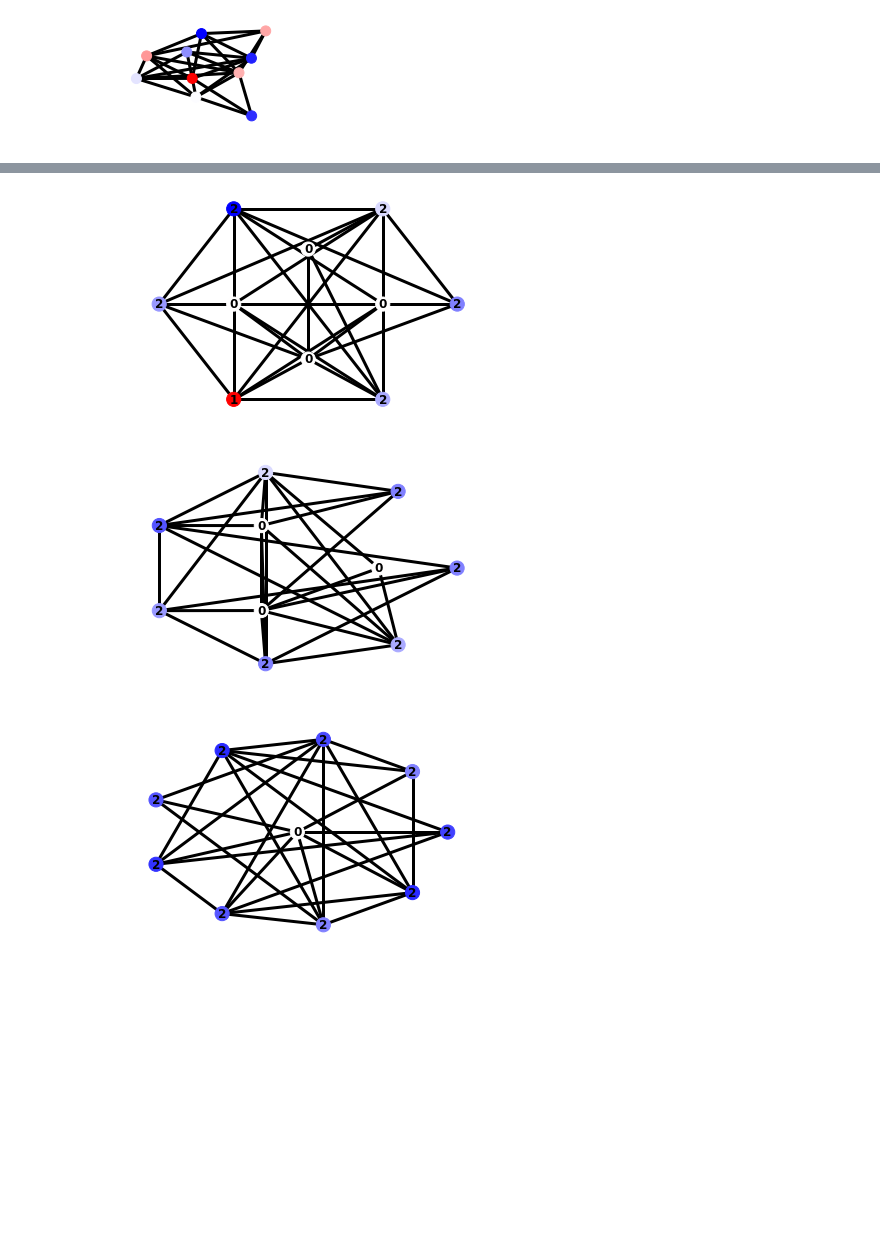
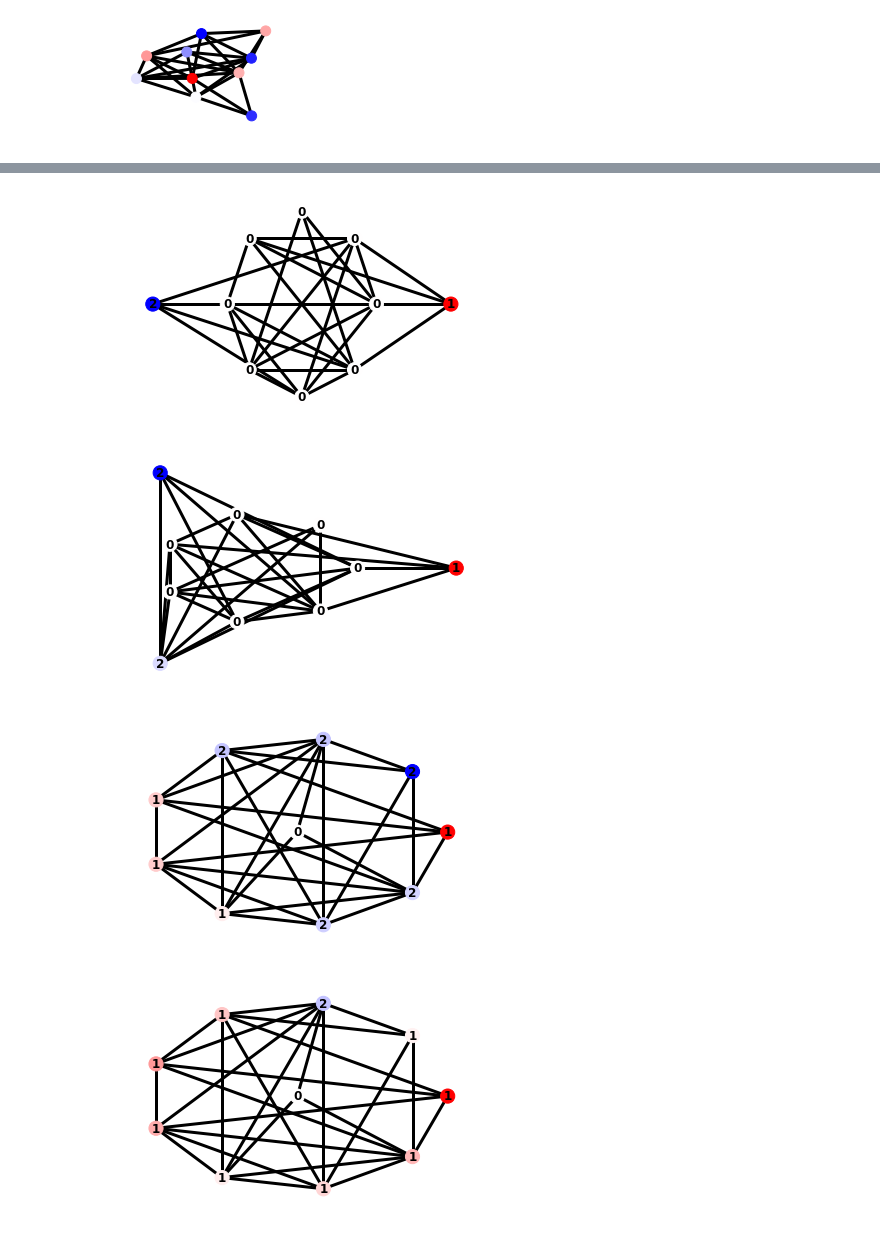
Before and after one commit to vhan95/EECS126_project, a Jupyter notebook: proposal.ipynb, the cells around one changed output, grey strips where cells are left out. Drawn from its saved outputs; the diff is of its cells as text; code cells hidden in the pictures; blank space fills up the shorter version.

```diff
--- a/proposal.ipynb
+++ b/proposal.ipynb
@@ -68,15 +69,16 @@ for i in range(10):
-# %%
-vm.update()
-vm.draw()
-# %% [output]
-[figure, removed]
-# %%
-vm.update()
-vm.draw()
-# %% [output]
-[figure, removed]
-# %%
-vm.update()
-vm.draw()
-# %% [output]
-[figure, removed]
+# %%
+vm.initialize('rand_pair')
+vm.draw()
+plt.show()
+for i in range(50):
+    vm.update()
+    if i % 5 == 0:
+        vm.draw()
+        plt.show()
+vm.draw()
+plt.show()
+# %% [output]
+[figure, added]
+[figure, added]
+[figure, added]
+[figure, added]
```
Also changed, not shown: parts of 3 cells of this notebook, 1 other file.
